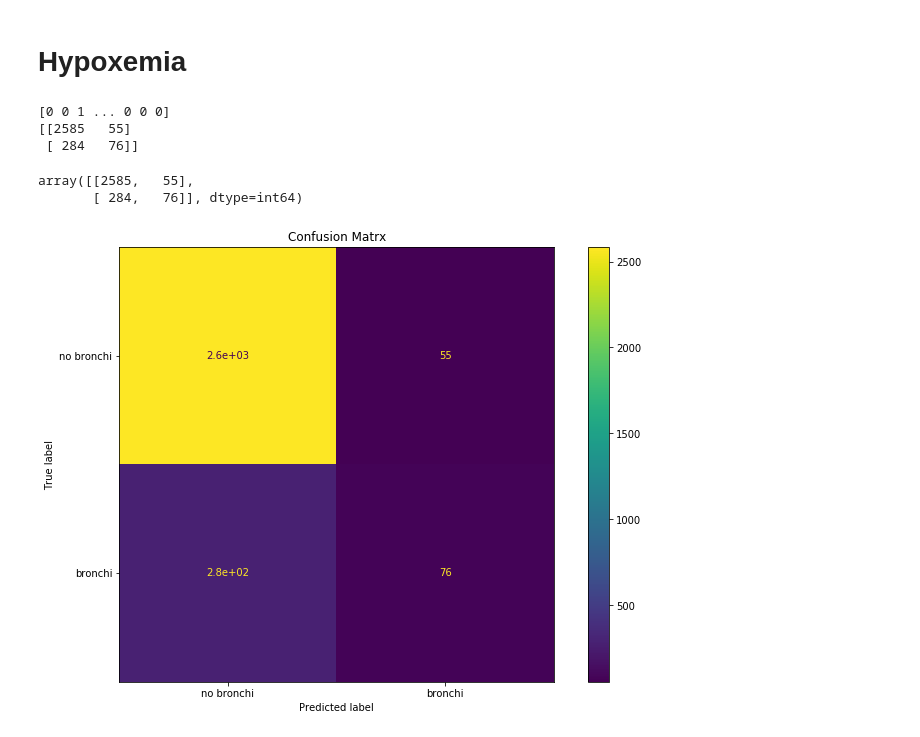
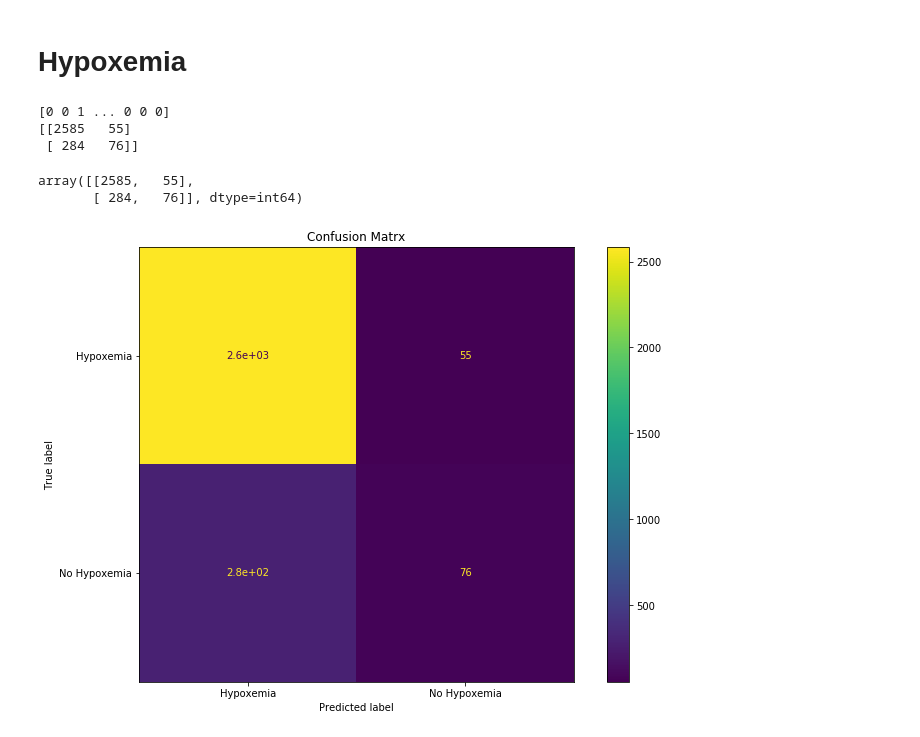
Before and after one commit to abhilashsaj/Wearable-Based-Health-Monitoring-System, a Jupyter notebook: Prediction Models.ipynb, the cells around one changed output. Cells and saved outputs as stored; diff of their text form; code cells hidden in the pictures.

```diff
--- a/Prediction Models.ipynb
+++ b/Prediction Models.ipynb
@@ -424,29 +424,29 @@ X_train, X_test, y_train, y_test = train_test_split(X, Y, test_size = 0.3, rando
 # %%
 log_regr = linear_model.LogisticRegression()
 log_regr.fit(X_train, y_train)
 
 log_regr.score(X_test, y_test)
 
 y_preds = log_regr.predict(X_test)
 print(y_preds)
 
 cf_matrix = confusion_matrix(y_test, y_preds)
 print(cf_matrix)
 
 group_names = ["True Neg", "False Pos", "False Neg", "True Pos"]
 
 fig, ax = plt.subplots(figsize=(12, 8))
 ax.set_title('Confusion Matrx')
 
-disp =metrics.plot_confusion_matrix(log_regr, X_test, y_test, display_labels= ["no bronchi", "bronchi"], ax = ax)
+disp =metrics.plot_confusion_matrix(log_regr, X_test, y_test, display_labels= ["Hypoxemia", "No Hypoxemia"], ax = ax)
 disp.confusion_matrix
 # %% [output]
 [0 0 1 ... 0 0 0]
 [[2585   55]
  [ 284   76]]
 array([[2585,   55],
        [ 284,   76]], dtype=int64)
-[figure, old version]
+[figure, new version]
 # %%
 
 clf = SVC().fit(X_train, y_train)
```
Also changed, not shown: parts of 7 cells of this notebook.
